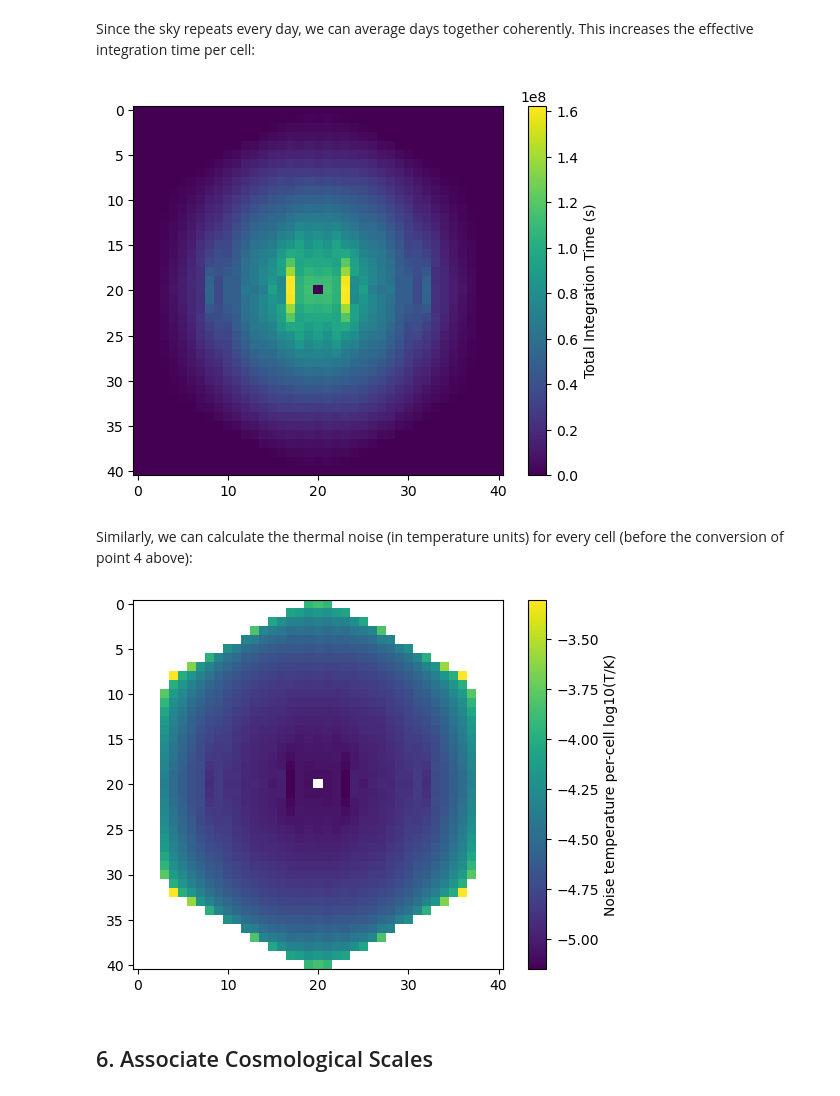
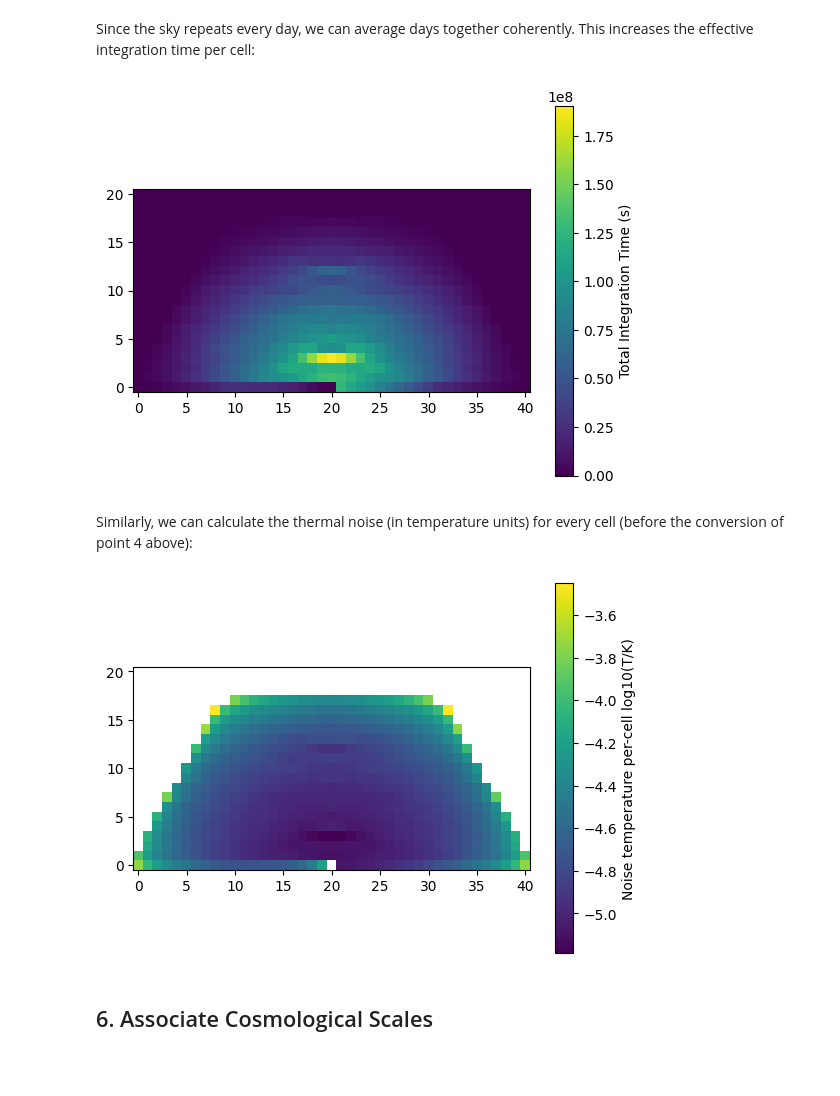
Before and after one commit to rasg-affiliates/21cmSense, a Jupyter notebook: docs/tutorials/understanding_21cmsense.ipynb, the cells around one changed output. Saved outputs shown, nothing was run; the diff lists cells and outputs as text; code cells hidden in the pictures; blank space fills up the shorter version.

```diff
--- a/docs/tutorials/understanding_21cmsense.ipynb
+++ b/docs/tutorials/understanding_21cmsense.ipynb
@@ -63,7 +63,6 @@ The way to do it is to create an `Observatory` object, but to do this, we must a
 We won't actually *use* the beam to do anything until the next step (2), but let's go ahead and define one. Note that `21cmSense` doesn't do anything very interesting with the beam (you'll notice that none of the steps use the exact beam shape per se, just bulk properties of it). We'll use an in-built Gaussian primary beam for each baseline, that has a width that depends on the frequency:
 # %%
 beam = p21s.beam.GaussianBeam(
-    frequency=150.0 * units.MHz,  # just a reference frequency
     dish_size=14 * units.m,
 )
 # %% [markdown]
@@ -149,6 +148,7 @@ To obtain this, we need more than just an `Obervatory`, we need an `Observation`
 observation = p21s.Observation(
     observatory=hera,
     n_channels=80,
+    frequency=150 * units.MHz,
     bandwidth=8 * units.MHz,
 )
 # %% [markdown]
@@ -234,19 +242,19 @@ observation = observation.clone(
     n_days=180  # number of nights that a given point in the sky should be visible
 )
 # %%
-plt.imshow(observation.total_integration_time.value)
+plt.imshow(observation.total_integration_time.value.T, origin="lower")
 ax = plt.colorbar()
 ax.set_label("Total Integration Time (s)")
 # %% [output]
-[figure, old version]
+[figure, new version]
 # %% [markdown]
 Similarly, we can calculate the thermal noise (in temperature units) for every cell (before the conversion of point 4 above):
 # %%
-plt.imshow(np.log10(observation.Trms.value))
+plt.imshow(np.log10(observation.Trms.value).T, origin="lower")
 ax = plt.colorbar()
 ax.set_label("Noise temperature per-cell log10(T/K)")
 # %% [output]
-[figure, old version]
+[figure, new version]
 # %% [markdown]
 ## 6. Associate Cosmological Scales
 # %% [markdown]
```
Also changed, not shown: parts of 21 cells of this notebook, 24 other files.
